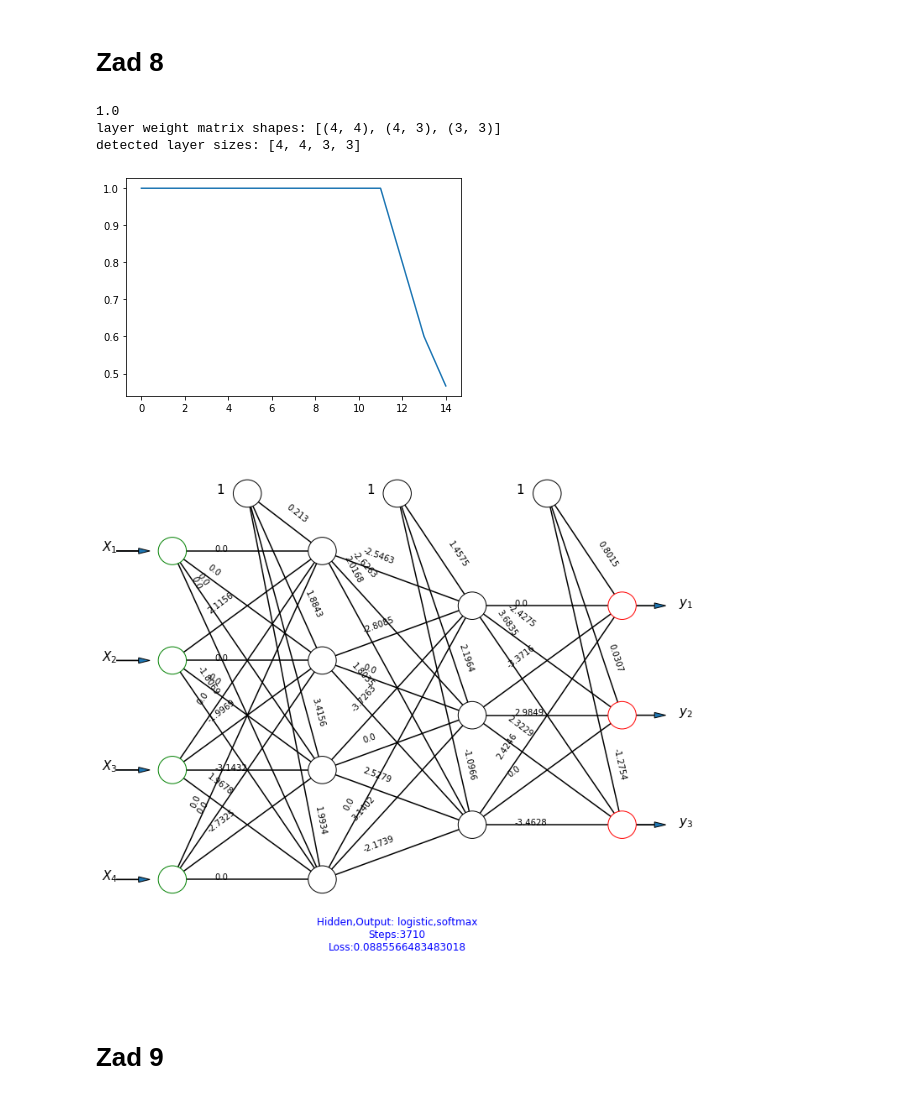
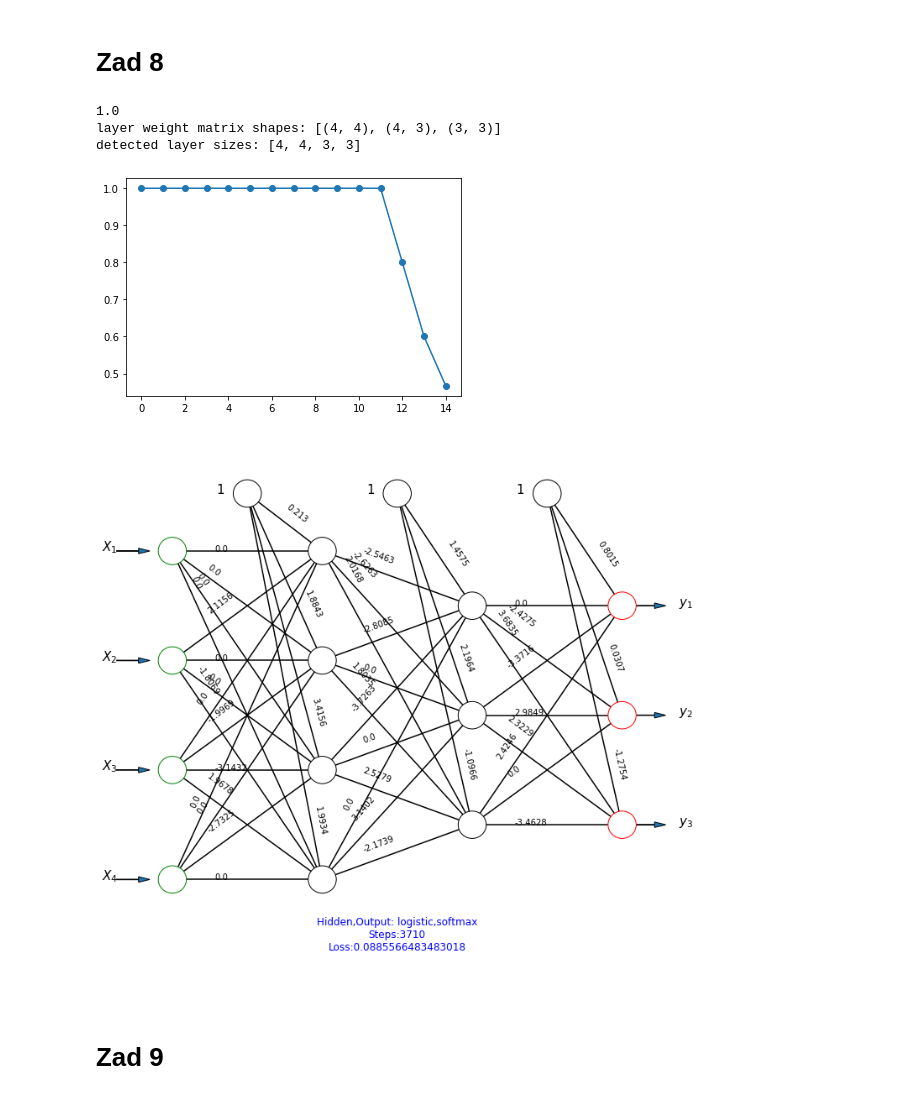
Before and after one commit to TheCommonCold/UM-lab-7-8, a Jupyter notebook: UM-lab8.ipynb, the cells around one changed output. Drawn from its saved outputs; the diff is of its cells as text; code cells hidden in the pictures.

```diff
--- a/UM-lab8.ipynb
+++ b/UM-lab8.ipynb
@@ -119,35 +119,35 @@ print(clf.score(X_test,y_test))
 def get_flat_w(clf):
     all_w = []
     clf.coefs_[0].flatten()
     return np.concatenate((clf.coefs_[0].flatten(),clf.coefs_[1].flatten(),clf.coefs_[2].flatten()))
 
 all_w = get_flat_w(clf)
 all_w_sorted = np.sort(np.abs(all_w))
 temp = all_w_sorted[0]
 
 acc = []
 licz = []
 for j in range(15):
     temp = all_w_sorted[j]
     for i in range(3):
         clf.coefs_[i][(np.where(np.abs(clf.coefs_[i]) == temp))]=0
         if np.where(np.abs(clf.coefs_[i]) == temp)[0]:
             break;
     licz.append(j)
     acc.append(clf.score(X_test,y_test))
 
 
 fig = plt.figure()
 ax = fig.add_subplot(111)
-ax.plot(licz, acc)
+ax.plot(licz, acc, marker='o')
 plt.plot()
 
 draw_nn(clf)
 # %% [output]
 1.0
 layer weight matrix shapes: [(4, 4), (4, 3), (3, 3)]
 detected layer sizes: [4, 4, 3, 3]
-[figure, old version]
+[figure, new version]
 [figure]
 # %% [markdown]
 # Zad 9
```
Also changed, not shown: parts of 9 cells of this notebook.
